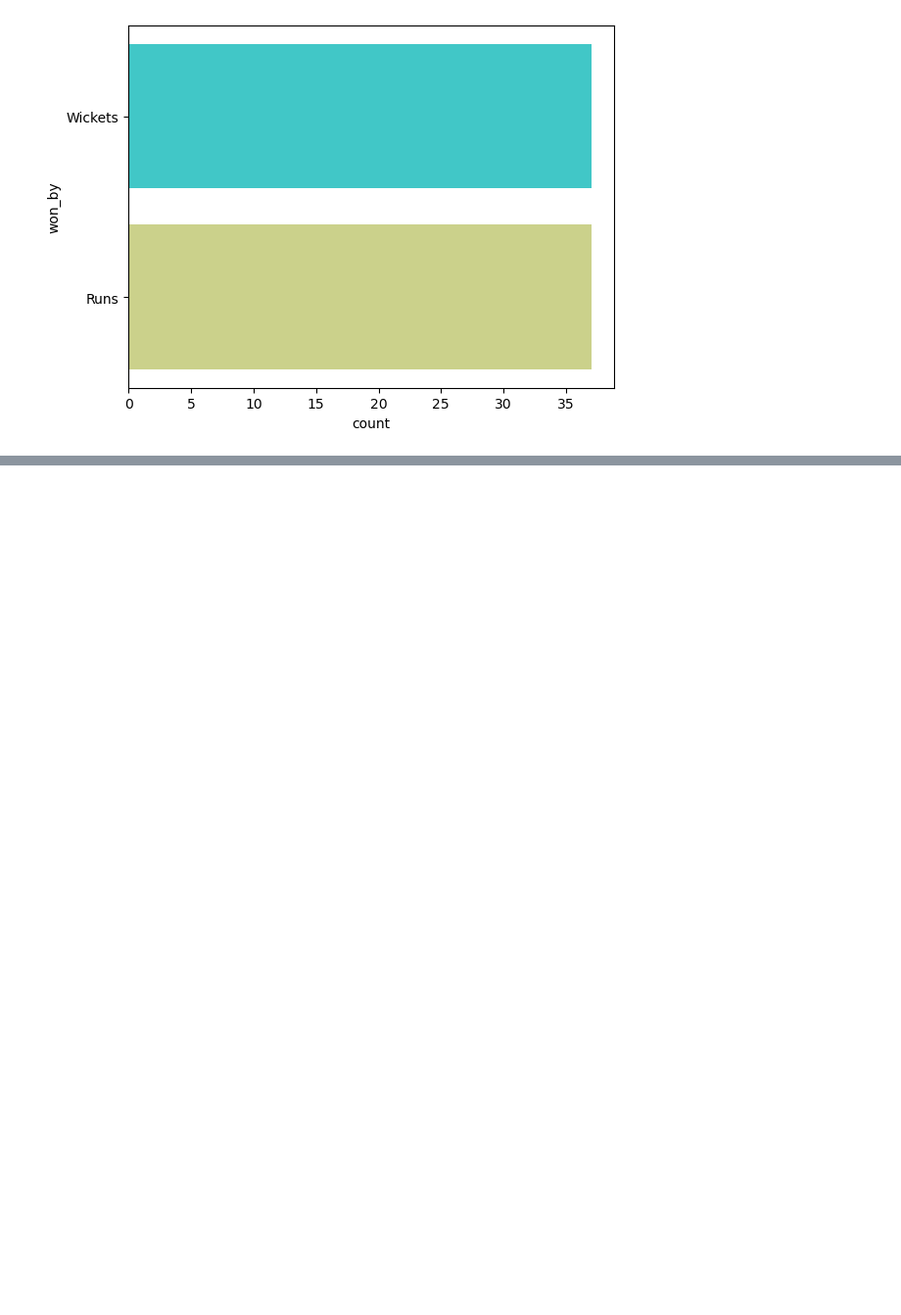
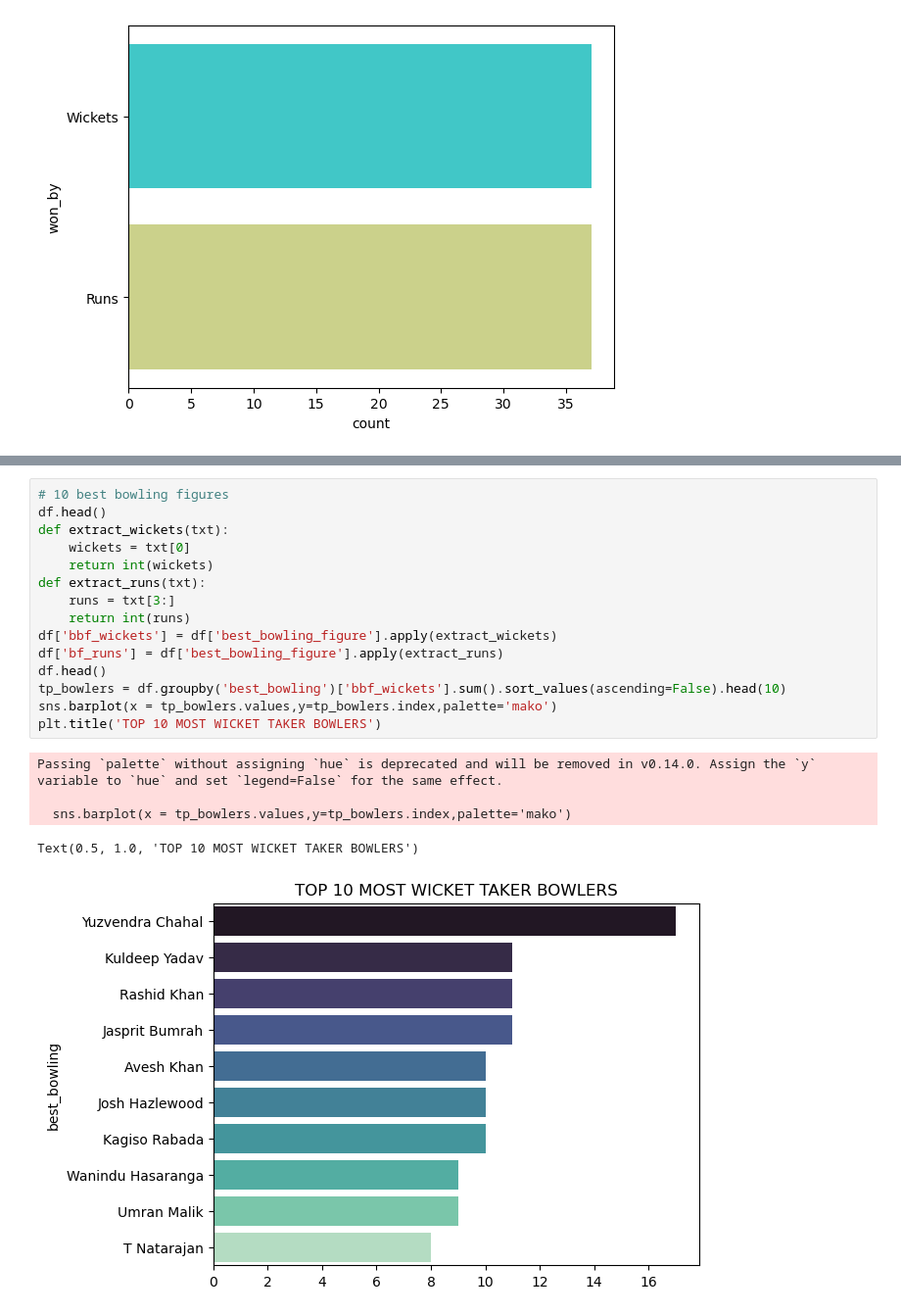
Before and after one commit to aleem-anwar/Data-analysis-and-cleaning, a Jupyter notebook: ipl_2022_insights.ipynb, the cells around one changed output, grey strips where cells are left out. Shown at 98% size. Saved outputs shown, nothing was run; the diff lists cells and outputs as text; blank space fills up the shorter version.

```diff
--- a/ipl_2022_insights.ipynb
+++ b/ipl_2022_insights.ipynb
@@ -124,0 +138,21 @@ Name: count, dtype: int64
+# %%
+# 10 best bowling figures
+df.head()
+def extract_wickets(txt):
+    wickets = txt[0]
+    return int(wickets)
+def extract_runs(txt):
+    runs = txt[3:]
+    return int(runs)
+df['bbf_wickets'] = df['best_bowling_figure'].apply(extract_wickets)
+df['bf_runs'] = df['best_bowling_figure'].apply(extract_runs)
+df.head()
+tp_bowlers = df.groupby('best_bowling')['bbf_wickets'].sum().sort_values(ascending=False).head(10)
+sns.barplot(x = tp_bowlers.values,y=tp_bowlers.index,palette='mako')
+plt.title('TOP 10 MOST WICKET TAKER BOWLERS')
+# %% [output]
+Passing `palette` without assigning `hue` is deprecated and will be removed in v0.14.0. Assign the `y` variable to `hue` and set `legend=False` for the same effect.
+
+  sns.barplot(x = tp_bowlers.values,y=tp_bowlers.index,palette='mako')
+Text(0.5, 1.0, 'TOP 10 MOST WICKET TAKER BOWLERS')
+[figure, added]
```
Also changed, not shown: parts of 4 cells of this notebook.
